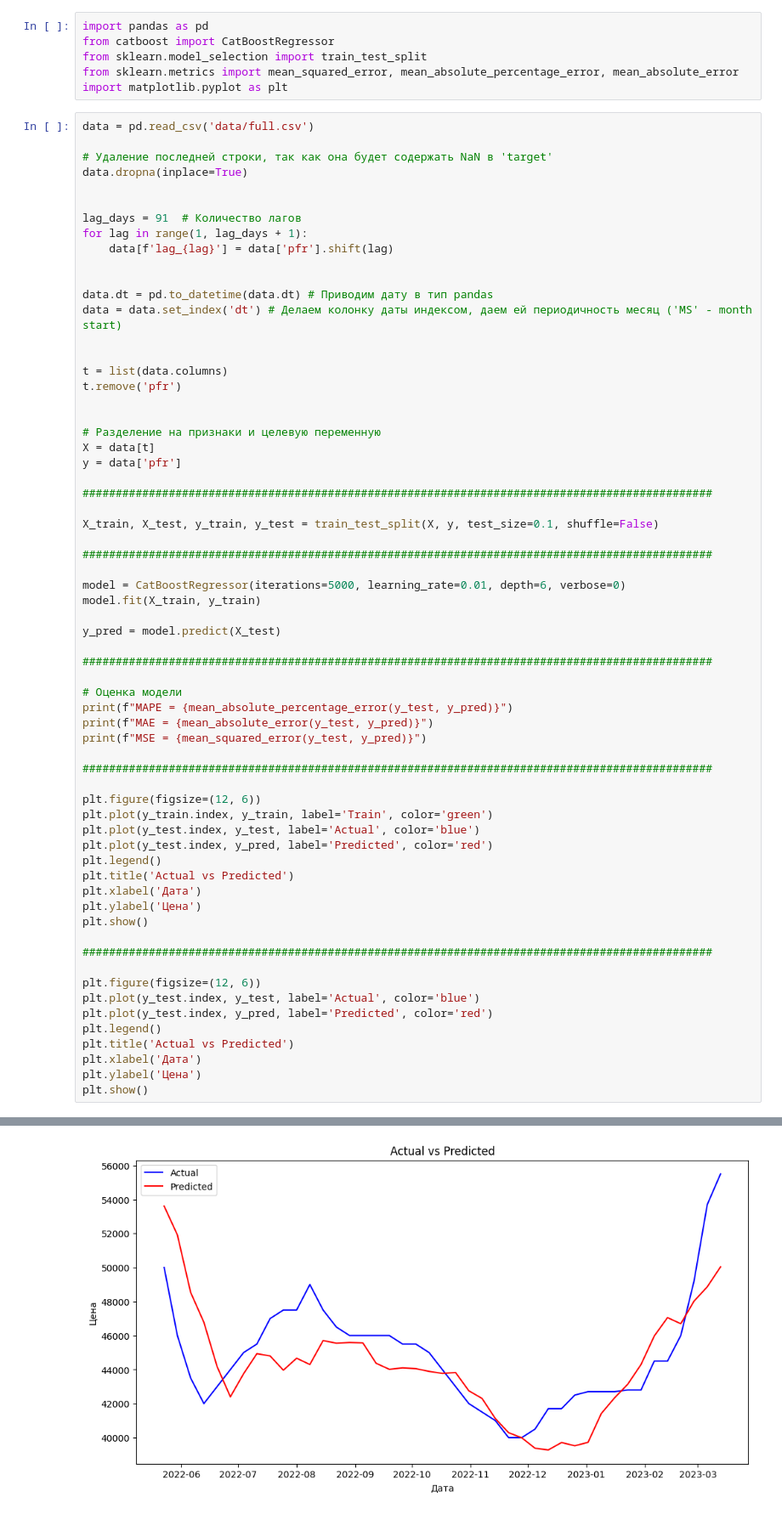
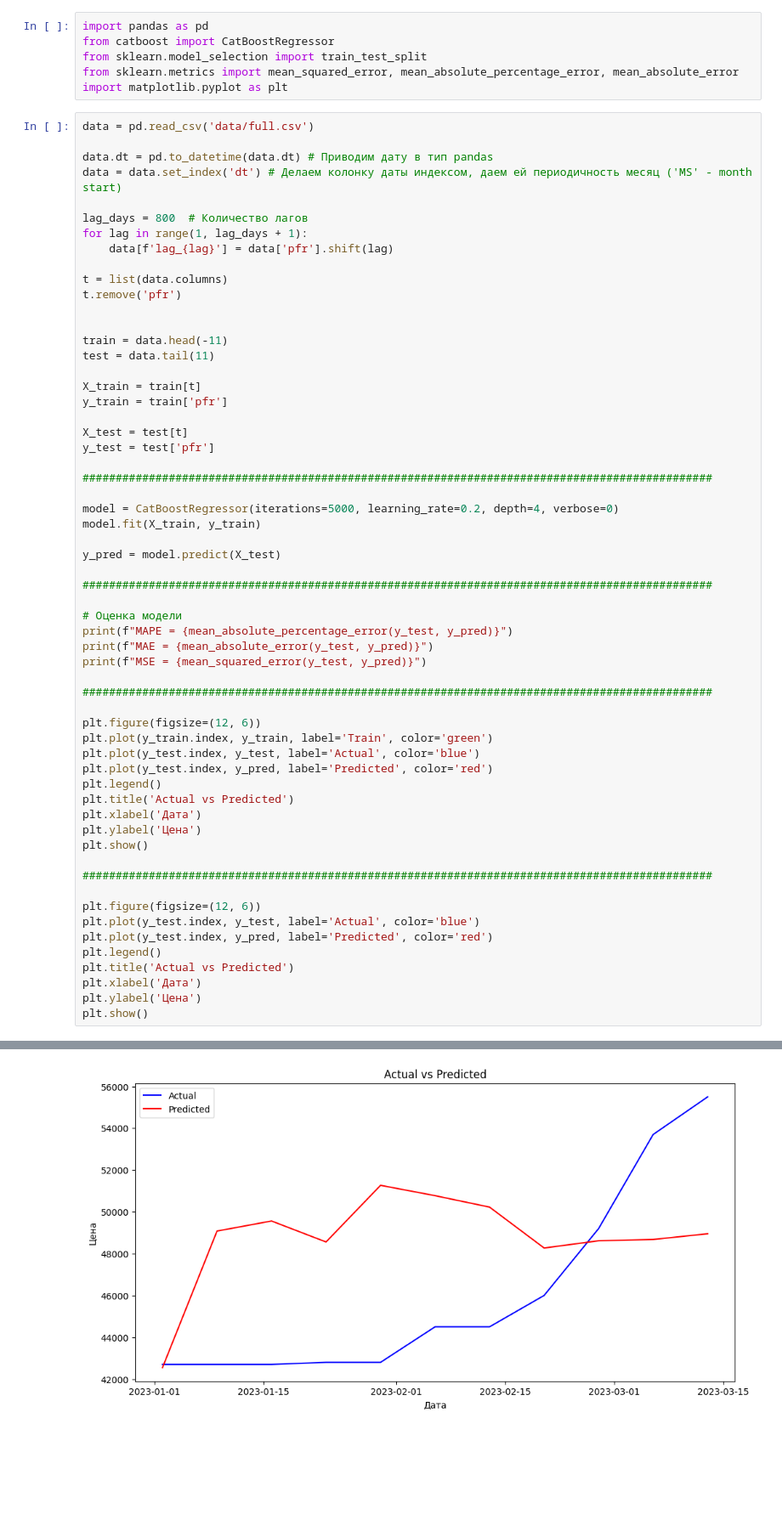
Before and after one commit to Dedushka-Lenin/Intensive_3, a Jupyter notebook: prediction/catboost.ipynb, the cells around one changed output, grey strips where cells are left out. Shown at 85% size. Saved outputs shown, nothing was run; the diff lists cells and outputs as text; blank space fills up the shorter version.

```diff
--- a/prediction/catboost.ipynb
+++ b/prediction/catboost.ipynb
@@ -6,35 +6,30 @@ from sklearn.metrics import mean_squared_error, mean_absolute_percentage_error,
 import matplotlib.pyplot as plt
 # %%
 data = pd.read_csv('data/full.csv')
-
-# Удаление последней строки, так как она будет содержать NaN в 'target'
-data.dropna(inplace=True)
-
-
-lag_days = 91  # Количество лагов
-for lag in range(1, lag_days + 1):
-    data[f'lag_{lag}'] = data['pfr'].shift(lag)
-
 
 data.dt = pd.to_datetime(data.dt) # Приводим дату в тип pandas
 data = data.set_index('dt') # Делаем колонку даты индексом, даем ей периодичность месяц ('MS' - month start)
 
+lag_days = 800  # Количество лагов
+for lag in range(1, lag_days + 1):
+    data[f'lag_{lag}'] = data['pfr'].shift(lag)
 
 t = list(data.columns)
 t.remove('pfr')
 
 
-# Разделение на признаки и целевую переменную
-X = data[t]
-y = data['pfr']
+train = data.head(-11)
+test = data.tail(11)
+
+X_train = train[t]
+y_train = train['pfr']
+
+X_test = test[t]
+y_test = test['pfr']
 
 ###############################################################################################
 
-X_train, X_test, y_train, y_test = train_test_split(X, y, test_size=0.1, shuffle=False)
-
-###############################################################################################
-
-model = CatBoostRegressor(iterations=5000, learning_rate=0.01, depth=6, verbose=0)
+model = CatBoostRegressor(iterations=5000, learning_rate=0.2, depth=4, verbose=0)
 model.fit(X_train, y_train)
 
 y_pred = model.predict(X_test)
@@ -76 +71 @@ MSE = 6157069.730638949
-[figure, old version]
+[figure, new version]
```
Also changed, not shown: parts of 5 cells of this notebook, 14 other files.
